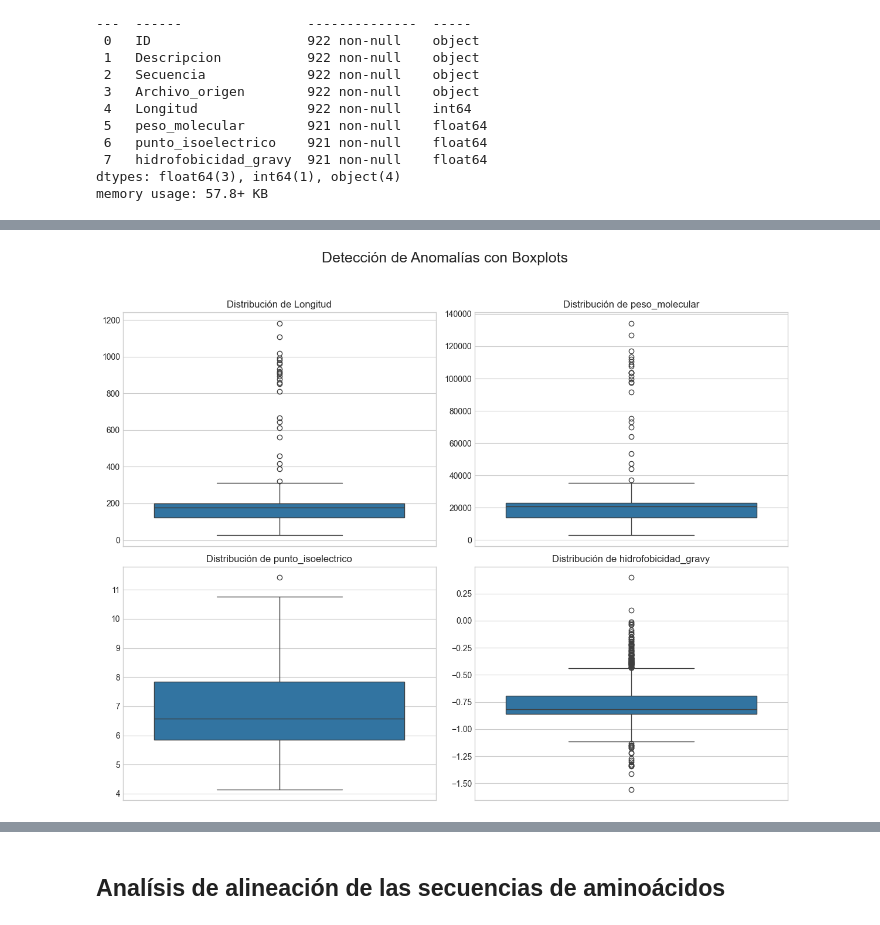
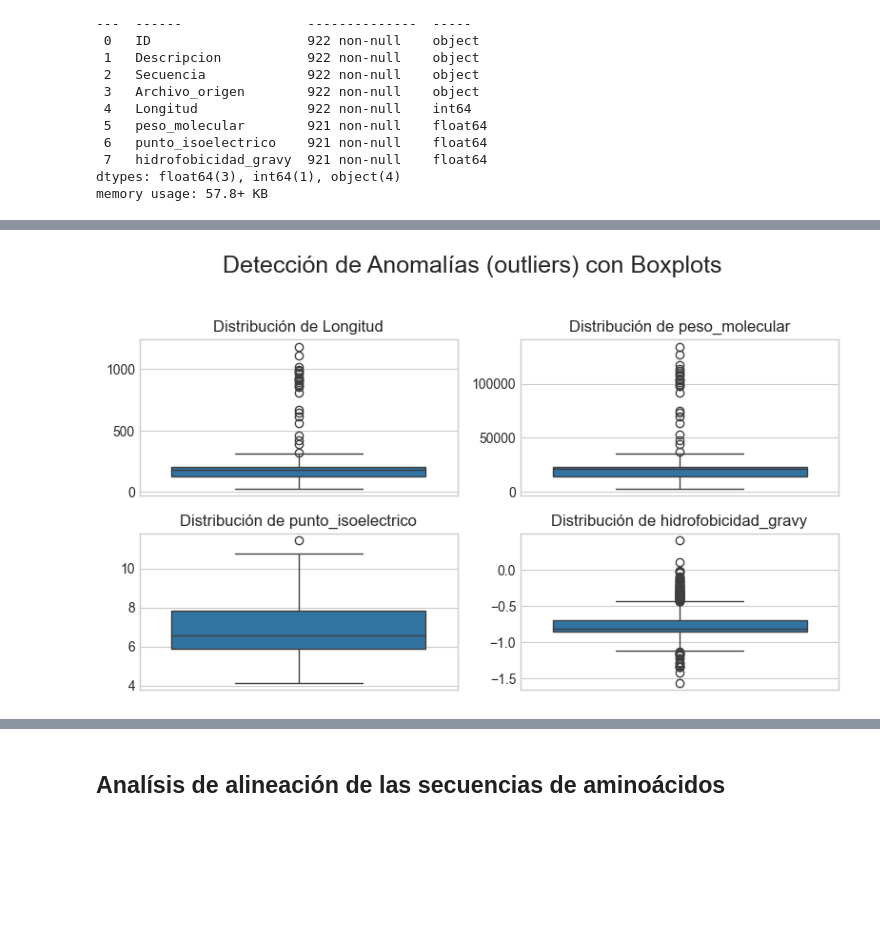
Before and after one commit to Julio21-ai/glp-1_drug_discovery, a Jupyter notebook: notebooks/Avance 1.ipynb, the cells around one changed output, grey strips where cells are left out. Saved outputs shown, nothing was run; the diff lists cells and outputs as text; code cells hidden in the pictures; blank space fills up the shorter version.

```diff
--- a/notebooks/Avance 1.ipynb
+++ b/notebooks/Avance 1.ipynb
@@ -89,0 +113,2 @@ https://blast.ncbi.nlm.nih.gov/Blast.cgi?PAGE_TYPE=BlastSearch&USER_FORMAT_DEFAU
+# %%
+aphaFold = directorio_base / 'aphaFoldSimilarToGLP1.csv'
@@ -603,30 +790,21 @@ plt.show()
 # %%
-import seaborn as sns
-import matplotlib.pyplot as plt
-import pandas as pd
-
-# Asumiendo que tu DataFrame se llama df_analisis
-# Si no lo tienes cargado, necesitarías una línea como:
-# df_analisis = pd.read_csv('tu_archivo.csv')
-
-# 1. Lista de las columnas numéricas que quieres visualizar
+# Columnas numéricas a visualizar
 columnas_numericas = ['Longitud', 'peso_molecular', 'punto_isoelectrico', 'hidrofobicidad_gravy']
 
-# 2. Crear una figura y un conjunto de subplots (2 filas, 2 columnas)
-fig, axes = plt.subplots(2, 2, figsize=(12, 10))
+fig, axes = plt.subplots(2, 2, figsize=(8, 5))
 fig.suptitle('Detección de Anomalías (outliers) con Boxplots', fontsize=18)
 
-# 3. Aplanar el array de axes para iterar fácilmente
+# Aplanar el array de axes para iterar
 axes = axes.flatten()
 
-# 4. Iterar sobre cada columna numérica y crear un boxplot en su respectivo subplot
+# Iterar sobre cada columna numérica y crear un boxplot en su respectivo subplot
 for i, col in enumerate(columnas_numericas):
     sns.boxplot(y=df_analisis[col], ax=axes[i], orient='v')
     axes[i].set_title(f'Distribución de {col}', fontsize=12)
-    axes[i].set_ylabel('') # Opcional: limpiar la etiqueta del eje y
+    axes[i].set_ylabel('')
 
-# 5. Ajustar el layout y mostrar el gráfico
-plt.tight_layout(rect=[0, 0.03, 1, 0.95]) # Ajustar para que el título principal no se solape
+# layout y mostrar el gráfico
+plt.tight_layout(rect=[0, 0.03, 1, 0.95])
 plt.show()
 # %% [output]
-[figure, old version]
+[figure, new version]
```
Also changed, not shown: parts of 118 cells of this notebook, 1 other file.
